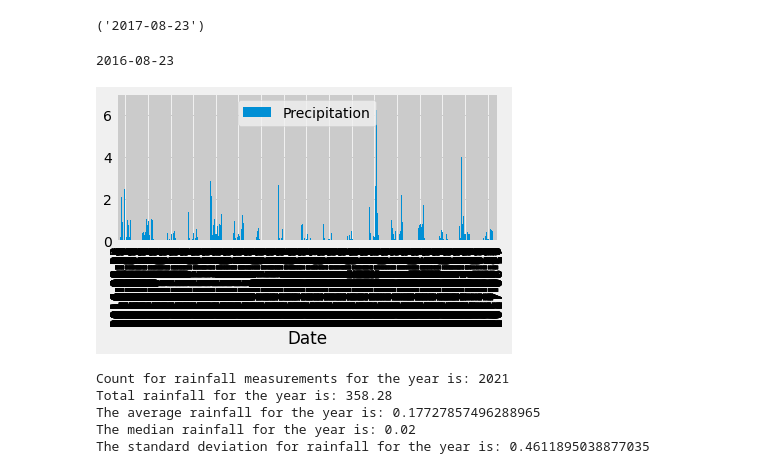
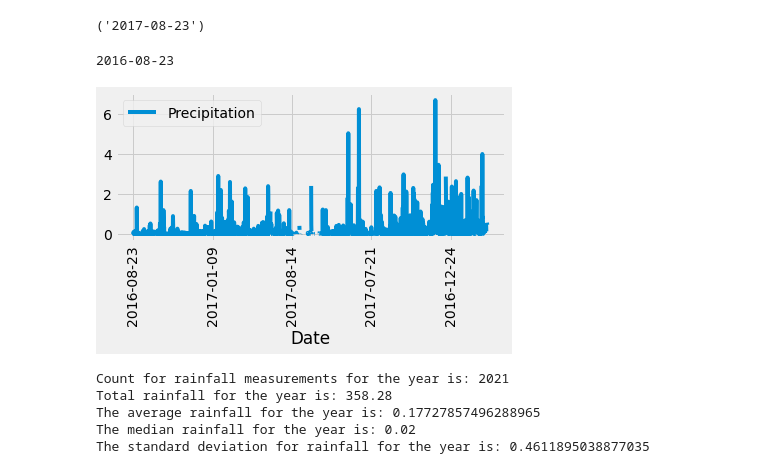
Before and after one commit to jdmerryman88/sqlalchemy-challenge, a Jupyter notebook: climate_starter.ipynb, the cells around one changed output. Drawn from its saved outputs; the diff is of its cells as text; code cells hidden in the pictures.

```diff
--- a/climate_starter.ipynb
+++ b/climate_starter.ipynb
@@ -61,32 +61,33 @@ session.query(Measurement.date).order_by(Measurement.date.desc()).first()
 # %%
 # Design a query to retrieve the last 12 months of precipitation data and plot the results.
 # Starting from the most recent data point in the database.
 
 # Calculate the date one year from the last date in data set.
 year_ago = dt.date(2017, 8, 23) - dt.timedelta(days = 365.24)
 print(year_ago)
 # Perform a query to retrieve the date and precipitation scores
 precipitation = session.query(Measurement.date, Measurement.prcp).\
                 filter(Measurement.date >= year_ago)
 
 
 # Save the query results as a Pandas DataFrame and set the index to the date column
 precipitation_df = pd.DataFrame(precipitation , columns = ['Date' , 'Precipitation'])
 precipitation_df.set_index('Date' , inplace = True)
 
 
 # Sort the dataframe by date
 precipitation_df.sort_values(by = 'Date')
 precipitation_df
 
 # Use Pandas Plotting with Matplotlib to plot the data
 
-precipitation_df.plot.bar()
+precipitation_df.plot.line()
+plt.xticks(rotation = 90)
 plt.tight_layout()
 plt.show()
 # %% [output]
 2016-08-23
-[figure, old version]
+[figure, new version]
 # %%
 # Use Pandas to calcualte the summary statistics for the precipitation data
 total_count = precipitation_df['Precipitation'].count()
```
Also changed, not shown: parts of 1 cell of this notebook.
